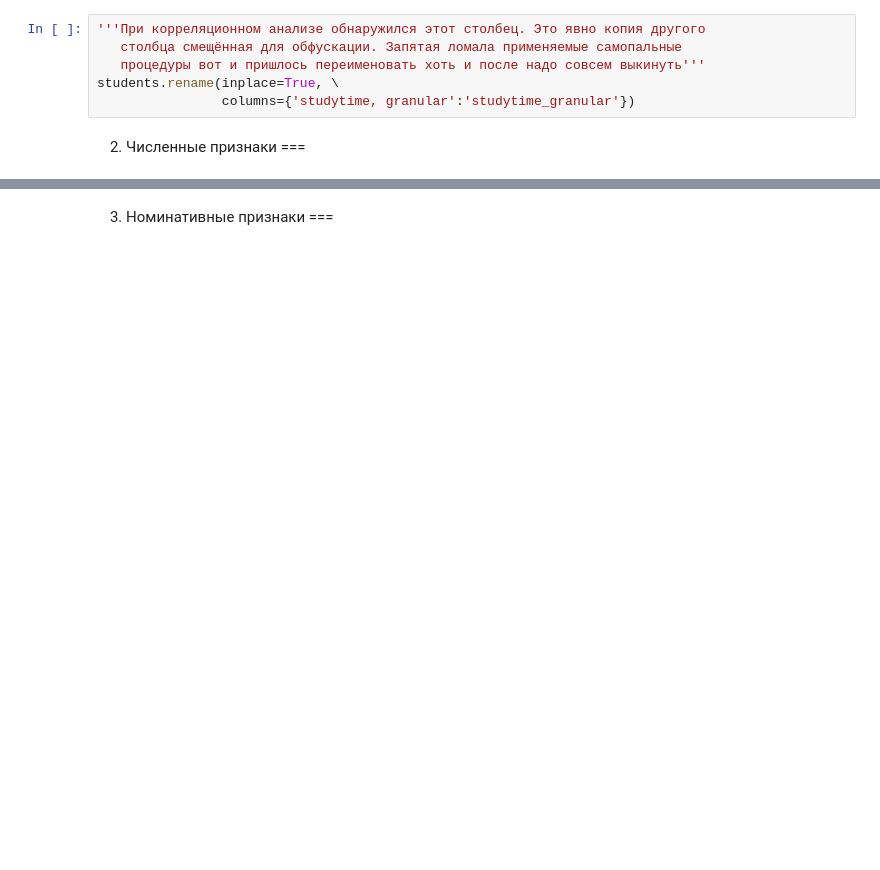
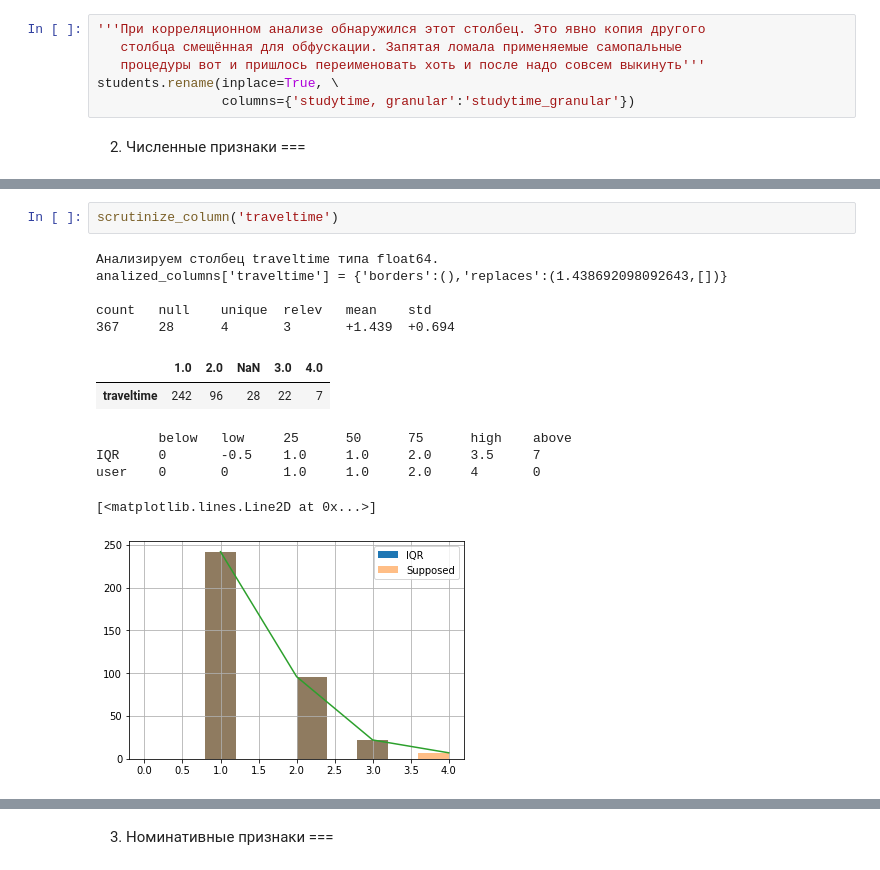
Before and after one commit to nprsem/SF_DS, a Jupyter notebook: module_2/SF_DS_Project02_Task.ipynb, the cells around one changed output, grey strips where cells are left out. Drawn from its saved outputs; the diff is of its cells as text; blank space fills up the shorter version.

```diff
--- a/module_2/SF_DS_Project02_Task.ipynb
+++ b/module_2/SF_DS_Project02_Task.ipynb
@@ -350,0 +457,15 @@ user    0       1       1.0     2.0     2.0     4       0
+# %%
+scrutinize_column('traveltime')
+# %% [output]
+Анализируем столбец traveltime типа float64.
+analized_columns['traveltime'] = {'borders':(),'replaces':(1.438692098092643,[])}
+
+count   null    unique  relev   mean    std
+367     28      4       3       +1.439  +0.694
+|  | 1.0 | 2.0 | NaN | 3.0 | 4.0 |
+| traveltime | 242 | 96 | 28 | 22 | 7 |
+        below   low     25      50      75      high    above
+IQR     0       -0.5    1.0     1.0     2.0     3.5     7
+user    0       0       1.0     1.0     2.0     4       0
+[<matplotlib.lines.Line2D at 0x...>]
+[figure, added]
```
Also changed, not shown: parts of 85 cells of this notebook.
